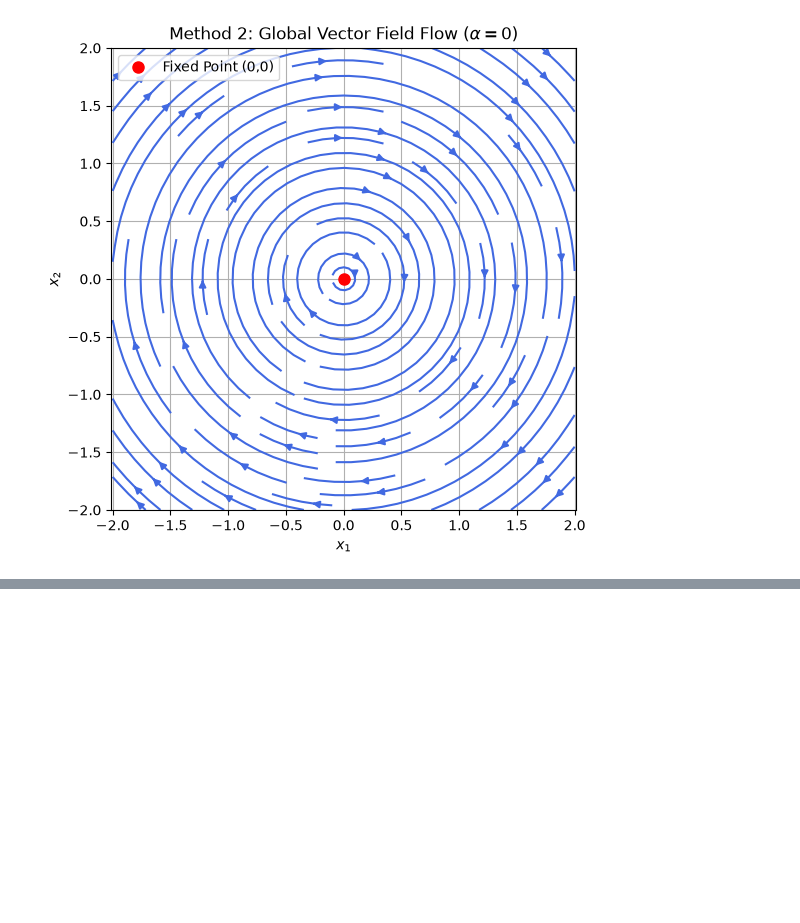
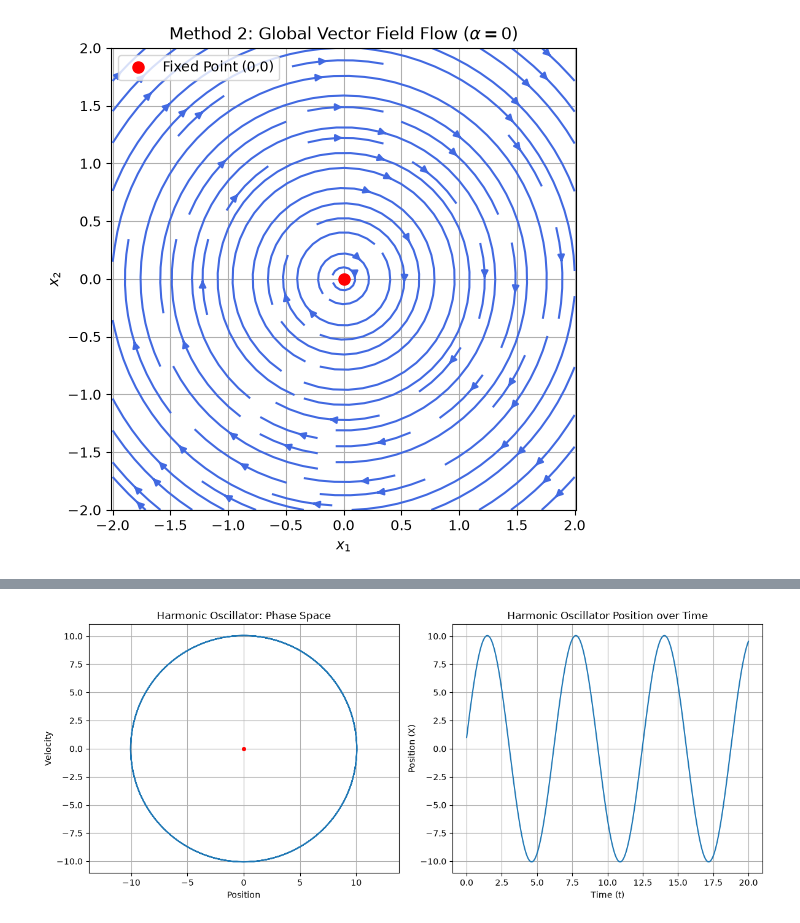
Before and after one commit to Sean26-iti/ShortCourseforMathematicalNeuro, a Jupyter notebook: E&HChapterTwo.ipynb, the cells around one changed output, grey strips where cells are left out. Drawn from its saved outputs; the diff is of its cells as text; code cells hidden in the pictures; blank space fills up the shorter version.

```diff
--- a/E&HChapterTwo.ipynb
+++ b/E&HChapterTwo.ipynb
@@ -214,0 +353,27 @@ Notebook name check skipped (library not installed).
+# %%
+def Harmonic_oscillator(x0,y0, t):
+    X = x0*np.cos(t) + y0*np.sin(t)
+    Y = -x0*np.sin(t)+y0*np.cos(t)
+    return [X,Y]
+t=np.linspace(0, 20, 1000)
+
+fig, axes = plt.subplots(1,2, figsize=(12,5))
+X,Y = Harmonic_oscillator(1,10,t)
+axes[0].plot(X,Y, label = "Phase Orbit")
+axes[0].plot(0,0,'ro',markersize=4)
+axes[0].set_title('Harmonic Oscillator: Phase Space')
+axes[0].set_xlabel('Position')
+axes[0].set_ylabel('Velocity')
+axes[0].axis('equal')
+axes[0].grid(True)
+
+axes[1].plot(t,X, label="Position x(t)")
+axes[1].set_title('Harmonic Oscillator Position over Time')
+axes[1].set_xlabel('Time (t)')
+axes[1].set_ylabel('Position (X)')
+axes[1].grid(True)
+
+plt.tight_layout()
+plt.show()
+# %% [output]
+[figure, added]
```
Also changed, not shown: parts of 13 cells of this notebook.
